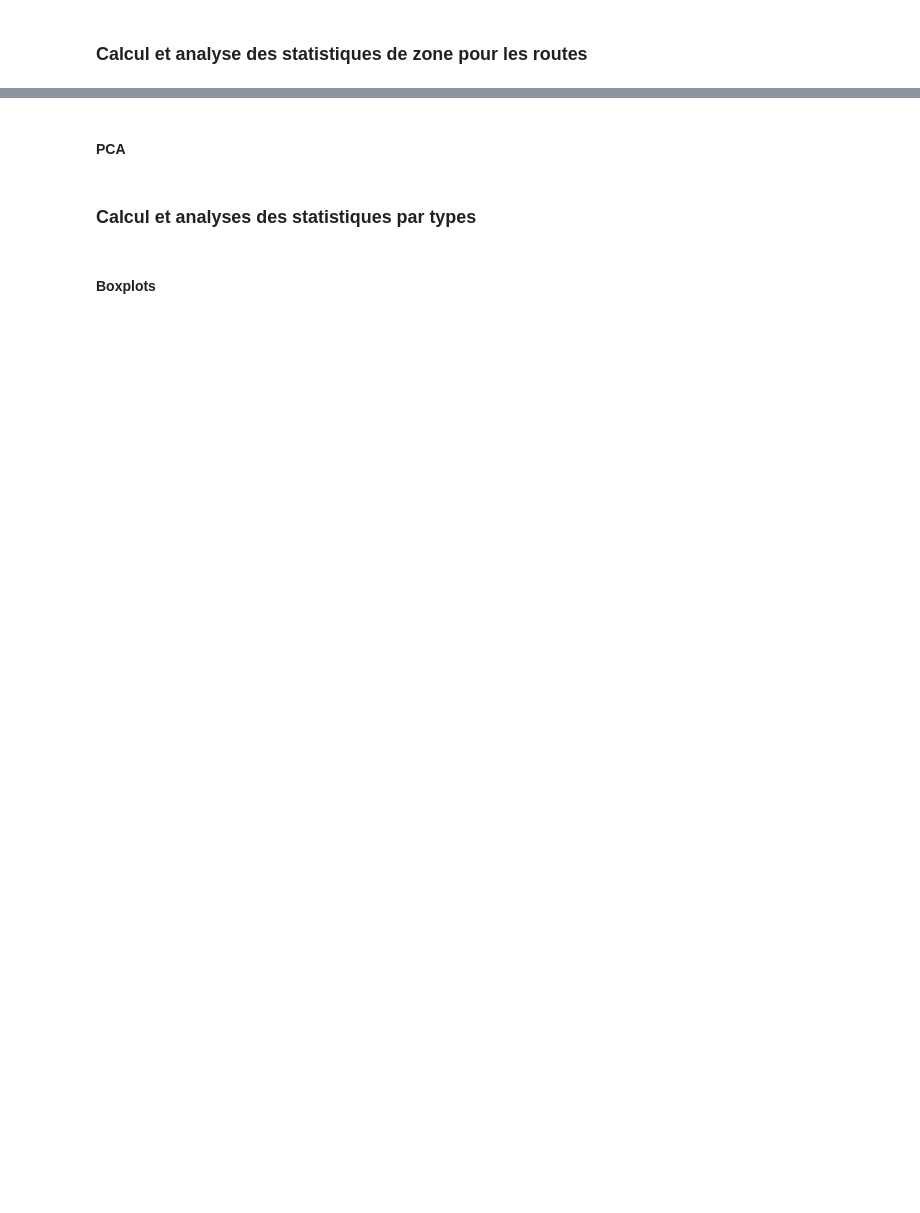
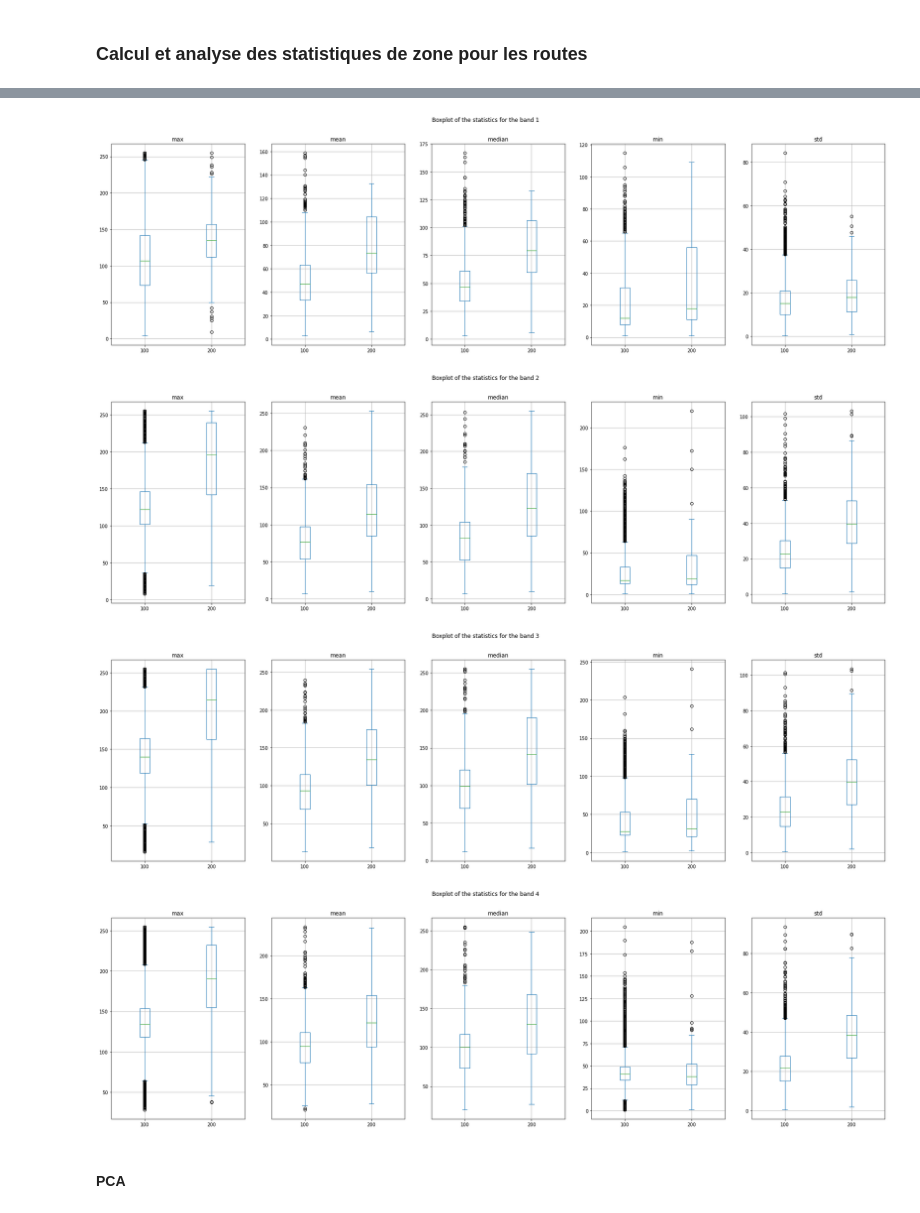
Before and after one commit to swiss-territorial-data-lab/proj-roadsurf, a Jupyter notebook: 03_Scripts/statistical_analysis.ipynb, the cells around one changed output, grey strips where cells are left out. Saved outputs shown, nothing was run; the diff lists cells and outputs as text; code cells hidden in the pictures; blank space fills up the shorter version.

```diff
--- a/03_Scripts/statistical_analysis.ipynb
+++ b/03_Scripts/statistical_analysis.ipynb
@@ -91,0 +224,2 @@ clipped_roads = gpd.clip(valid_roads, tiles_info).explode()
+# %%
+roads_stats_filtered=roads_stats_df[roads_stats_df['count']>COUNT_THRESHOLD]
@@ -91,0 +306,19 @@ clipped_roads = gpd.clip(valid_roads, tiles_info).explode()
+# %%
+# Calculate the statistics of the pixel by band and by type of road cover
+
+cover_stats={'cover':[], 'band':[], 'min':[], 'max':[], 'mean':[], 'median':[], 'std':[], 'count':[]}
+
+for cover_type in pixel_values['road_type'].unique().tolist():
+
+    for band in BANDS:
+        pixels_subset=pixel_values[(pixel_values['band_num']==band) & (pixel_values['road_type']==cover_type)]
+
+        cover_stats['cover'].append(cover_type)
+        cover_stats['band'].append(band)
+        cover_stats['min'].append(pixels_subset['pix_val'].min())
+        cover_stats['max'].append(pixels_subset['pix_val'].max())
+        print(pixels_subset['pix_val'].max())
+        cover_stats['mean'].append(pixels_subset['pix_val'].mean())
+        cover_stats['median'].append(pixels_subset['pix_val'].median())
+        cover_stats['std'].append(pixels_subset['pix_val'].std())
+        cover_stats['count'].append(pixels_subset['pix_val'].count())
@@ -92,6 +395,16 @@ clipped_roads = gpd.clip(valid_roads, tiles_info).explode()
+# %%
+for band in BANDS:
+    roads_stats_subset=roads_stats_filtered[roads_stats_filtered['band']==band].drop(columns=['count', 'band', 'road_id'])
+    roads_stats_plot=roads_stats_subset.plot.box(by='road_type', figsize=(30,8), title=f'Boxplot of the statistics for the band {band}', grid=True)
+
+    # roads_stats_subset.boxplot(by='road_type', figsize=(30,8))
+
+    fig = roads_stats_plot[0].get_figure()
+    fig.savefig(os.path.join(FINAL_FOLDER, f'images/boxplot_stats_band_{band}.jpg'))
+# %% [output]
+[figure, added]
+[figure, added]
+[figure, added]
+[figure, added]
 # %% [markdown]
 #### PCA
-# %% [markdown]
-### Calcul et analyses des statistiques par types
-# %% [markdown]
-#### Boxplots
```
Also changed, not shown: parts of 38 cells of this notebook, 3 other files.
